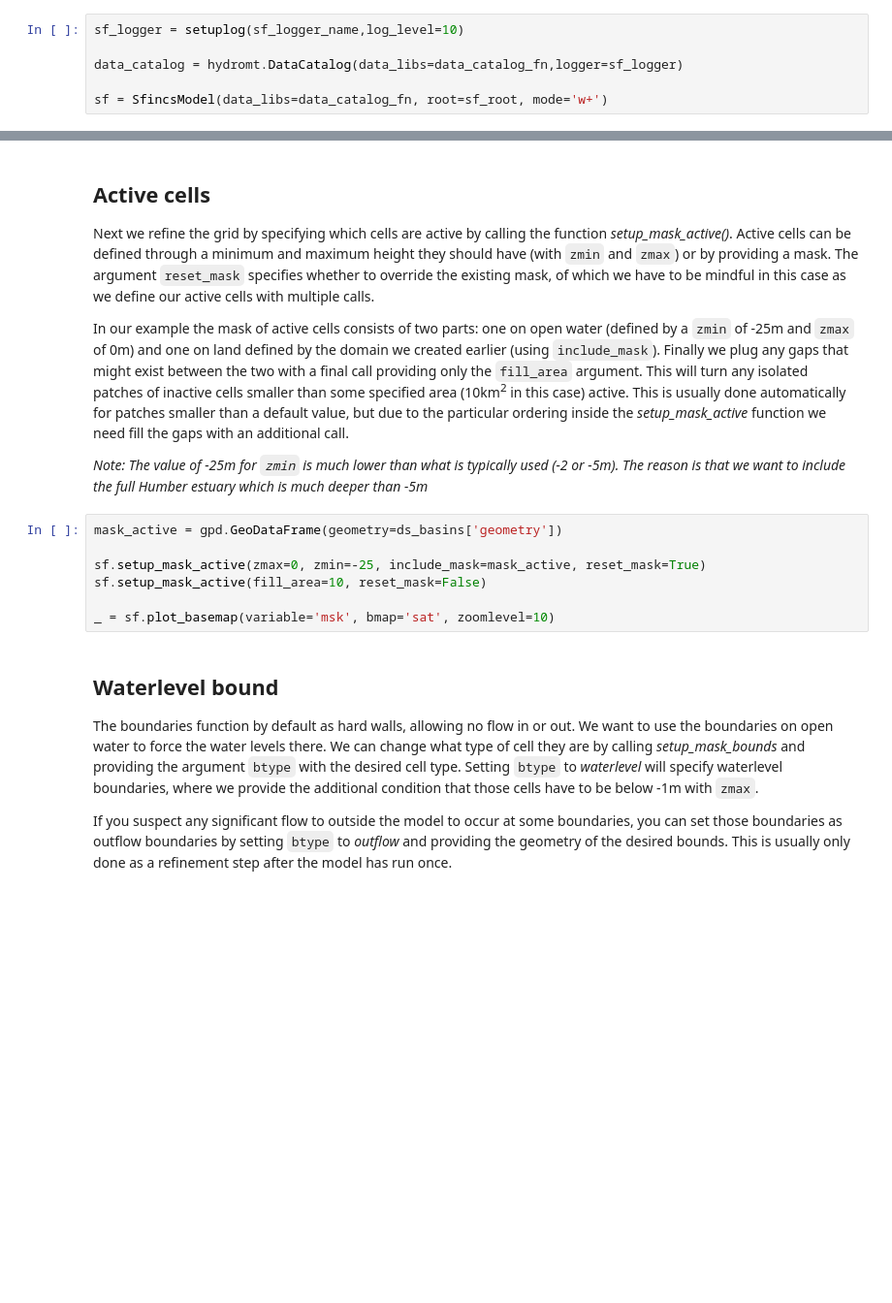
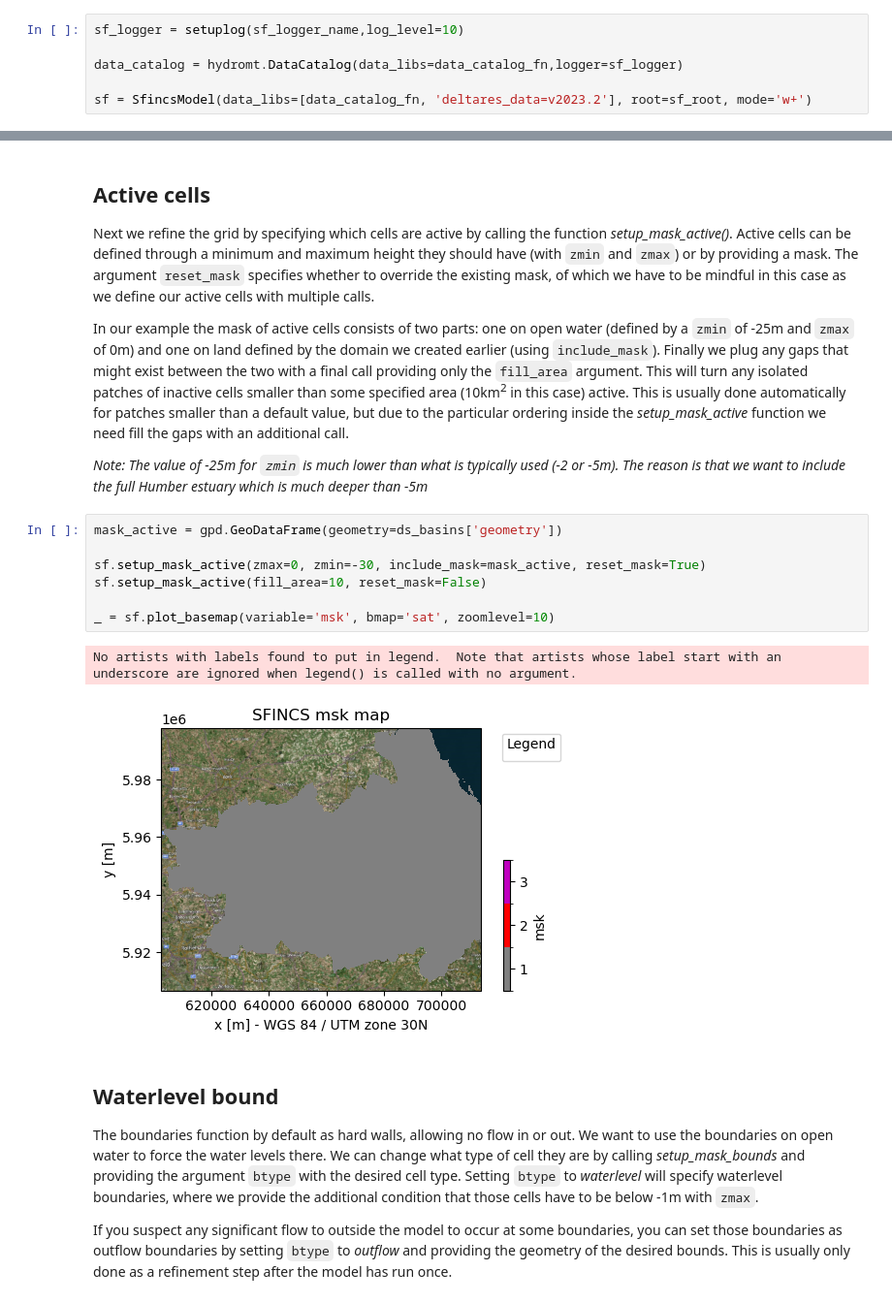
Before and after one commit to interTwin-eu/DT-flood, a Jupyter notebook: Notebooks/SetupSFINCS.ipynb, the cells around one changed output, grey strips where cells are left out. Shown at 97% size. Cells and saved outputs as stored; diff of their text form; blank space fills up the shorter version.

```diff
--- a/Notebooks/SetupSFINCS.ipynb
+++ b/Notebooks/SetupSFINCS.ipynb
@@ -77,4 +77,4 @@ sf_logger = setuplog(sf_logger_name,log_level=10)
 
 data_catalog = hydromt.DataCatalog(data_libs=data_catalog_fn,logger=sf_logger)
 
-sf = SfincsModel(data_libs=data_catalog_fn, root=sf_root, mode='w+')
+sf = SfincsModel(data_libs=[data_catalog_fn, 'deltares_data=v2023.2'], root=sf_root, mode='w+')
@@ -139,10 +159,13 @@ In our example the mask of active cells consists of two parts: one on open water
 # %%
 mask_active = gpd.GeoDataFrame(geometry=ds_basins['geometry'])
 
-sf.setup_mask_active(zmax=0, zmin=-25, include_mask=mask_active, reset_mask=True)
+sf.setup_mask_active(zmax=0, zmin=-30, include_mask=mask_active, reset_mask=True)
 sf.setup_mask_active(fill_area=10, reset_mask=False)
 
 _ = sf.plot_basemap(variable='msk', bmap='sat', zoomlevel=10)
+# %% [output]
+No artists with labels found to put in legend.  Note that artists whose label start with an underscore are ignored when legend() is called with no argument.
+[figure, added]
 # %% [markdown]
 ## Waterlevel bound
 
```
Also changed, not shown: parts of 16 cells of this notebook, 41 other files.
